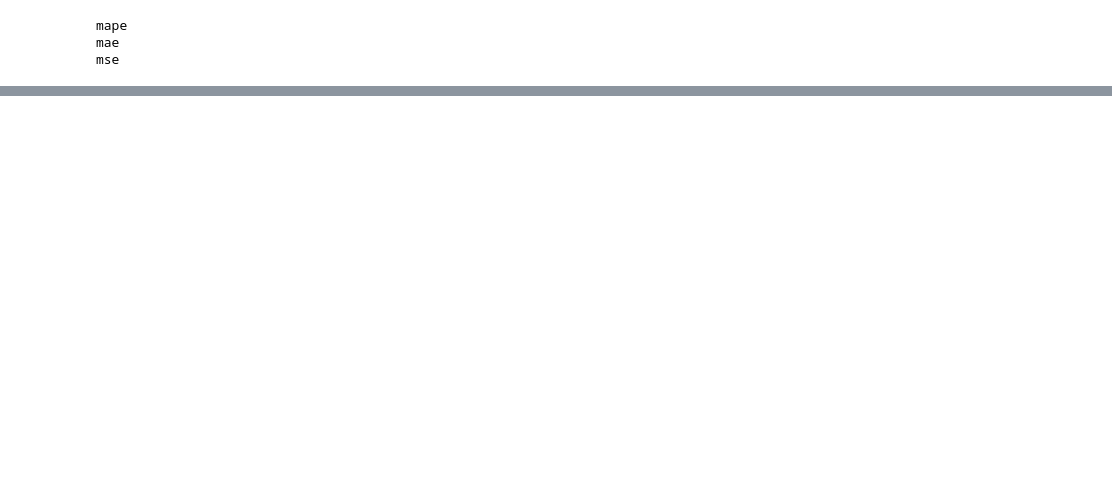
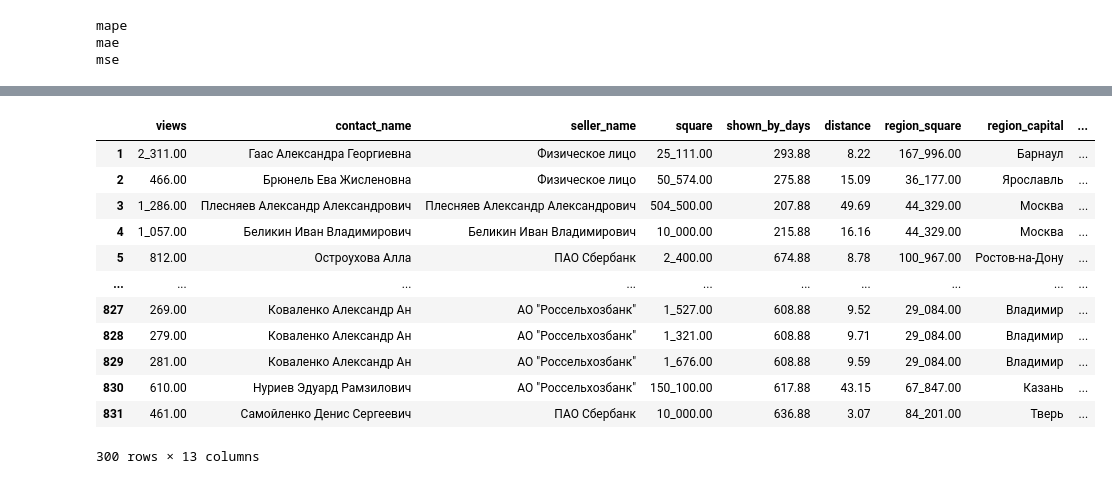
Before and after one commit to damnpav/liens_watching, a Jupyter notebook: model/review_data_19_01_23.ipynb, the cells around one changed output, grey strips where cells are left out. Saved outputs shown, nothing was run; the diff lists cells and outputs as text; code cells hidden in the pictures; blank space fills up the shorter version.

```diff
--- a/model/review_data_19_01_23.ipynb
+++ b/model/review_data_19_01_23.ipynb
@@ -361,5 +371,14 @@ lien_df = pd.read_csv('../data/lien_df1_18_01_23.csv', sep=';')
 # %%
-selected_df = lien_df[['views', 'contact_name', 'seller_name', 'square', 'shown_by_days', 'distance', 'region_square', 'region_capital', 'grp', 'criminality', 'km_to_msk', 'km_to_region_capital', 'price_value']].copy()
+selected_df = lien_df[['views', 'contact_name', 'seller_name', 'square', 'cadastral_geocode', 'region_geocode','shown_by_days', 'distance', 'region_square', 'population', 'region_capital', 'grp', 'criminality', 'km_to_msk', 'region_capital_geocode', 'km_to_region_capital',  'price_value']].copy()
+# %%
+selected_df['cadastral_lat'] = selected_df['cadastral_geocode'].apply(lambda x: decode_lat_geocode(x))
+selected_df['cadastral_long'] = selected_df['cadastral_geocode'].apply(lambda x: decode_long_geocode(x))
+selected_df['region_lat'] = selected_df['region_geocode'].apply(lambda x: decode_lat_geocode(x))
+selected_df['region_long'] = selected_df['region_geocode'].apply(lambda x: decode_long_geocode(x))
+selected_df['region_capital_lat'] = selected_df['region_capital_geocode'].apply(lambda x: decode_lat_geocode(x))
+selected_df['region_capital_long'] = selected_df['region_capital_geocode'].apply(lambda x: decode_long_geocode(x))
 # %%
 selected_df = selected_df.dropna()  # пока поработаем без null
+# %%
+selected_df = encode_features(selected_df)
 # %%
@@ -382,0 +450,16 @@ pd.DataFrame(metrics_results)
+# %%
+selected_df
+# %% [output]
+|  | views | contact_name | seller_name | square | shown_by_days | distance | region_square | region_capital | ... |
+| 1 | 2_311.00 | Гаас Александра Георгиевна | Физическое лицо | 25_111.00 | 293.88 | 8.22 | 167_996.00 | Барнаул | ... |
+| 2 | 466.00 | Брюнель Ева Жисленовна | Физическое лицо | 50_574.00 | 275.88 | 15.09 | 36_177.00 | Ярославль | ... |
+| 3 | 1_286.00 | Плесняев Александр Александрович | Плесняев Александр Александрович | 504_500.00 | 207.88 | 49.69 | 44_329.00 | Москва | ... |
+| 4 | 1_057.00 | Беликин Иван Владимирович | Беликин Иван Владимирович | 10_000.00 | 215.88 | 16.16 | 44_329.00 | Москва | ... |
+| 5 | 812.00 | Остроухова Алла | ПАО Сбербанк | 2_400.00 | 674.88 | 8.78 | 100_967.00 | Ростов-на-Дону | ... |
+| ... | ... | ... | ... | ... | ... | ... | ... | ... | ... |
+| 827 | 269.00 | Коваленко Александр Ан | АО "Россельхозбанк" | 1_527.00 | 608.88 | 9.52 | 29_084.00 | Владимир | ... |
+| 828 | 279.00 | Коваленко Александр Ан | АО "Россельхозбанк" | 1_321.00 | 608.88 | 9.71 | 29_084.00 | Владимир | ... |
+| 829 | 281.00 | Коваленко Александр Ан | АО "Россельхозбанк" | 1_676.00 | 608.88 | 9.59 | 29_084.00 | Владимир | ... |
+| 830 | 610.00 | Нуриев Эдуард Рамзилович | АО "Россельхозбанк" | 150_100.00 | 617.88 | 43.15 | 67_847.00 | Казань | ... |
+| 831 | 461.00 | Самойленко Денис Сергеевич | ПАО Сбербанк | 10_000.00 | 636.88 | 3.07 | 84_201.00 | Тверь | ... |
+300 rows × 13 columns
```
Also changed, not shown: parts of 42 cells of this notebook, 1 other file.
